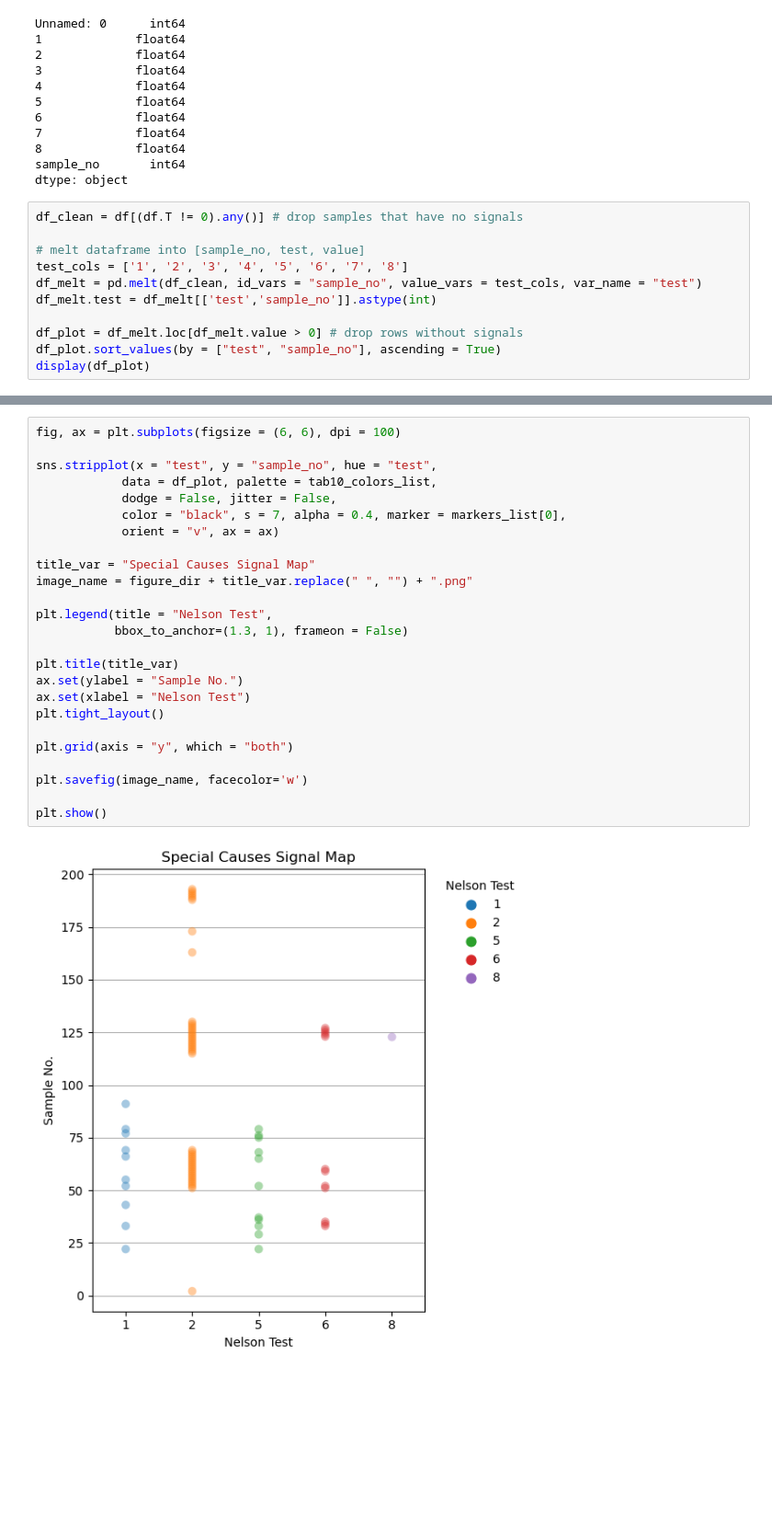
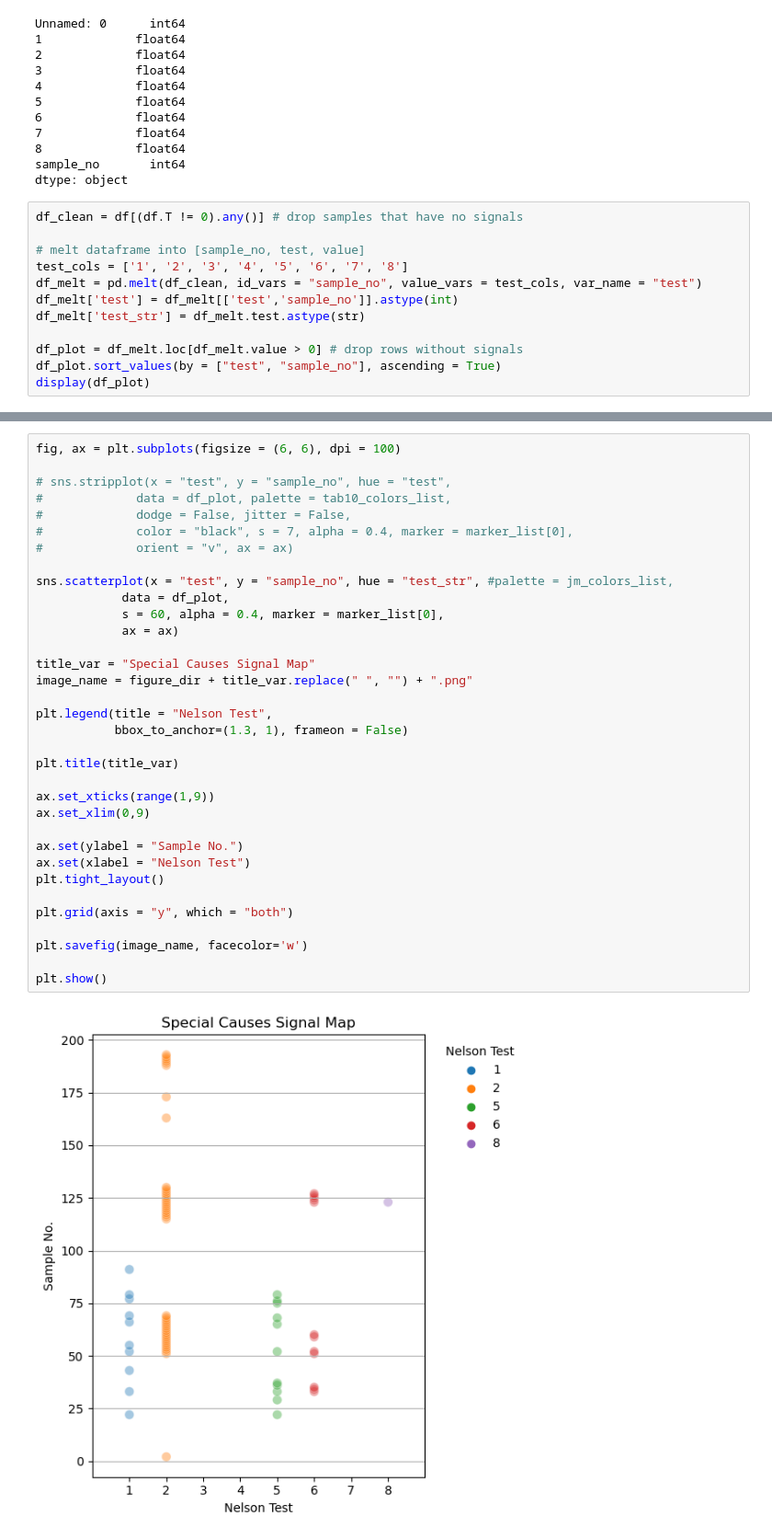
Before and after one commit to carljacksonjm/ControlChart, a Jupyter notebook: ControlChartViz.ipynb, the cells around one changed output, grey strips where cells are left out. Shown: that part at 92% size. Cells and saved outputs as stored; diff of their text form; blank space fills up the shorter version.

```diff
--- a/ControlChartViz.ipynb
+++ b/ControlChartViz.ipynb
@@ -58,7 +58,8 @@ df_clean = df[(df.T != 0).any()] # drop samples that have no signals
 # melt dataframe into [sample_no, test, value]
 test_cols = ['1', '2', '3', '4', '5', '6', '7', '8']
 df_melt = pd.melt(df_clean, id_vars = "sample_no", value_vars = test_cols, var_name = "test")
-df_melt.test = df_melt[['test','sample_no']].astype(int)
+df_melt['test'] = df_melt[['test','sample_no']].astype(int)
+df_melt['test_str'] = df_melt.test.astype(str)
 
 df_plot = df_melt.loc[df_melt.value > 0] # drop rows without signals
 df_plot.sort_values(by = ["test", "sample_no"], ascending = True)
@@ -80,27 +81,36 @@ display(df_plot)
 # %%
 fig, ax = plt.subplots(figsize = (6, 6), dpi = 100)
 
-sns.stripplot(x = "test", y = "sample_no", hue = "test",
-            data = df_plot, palette = tab10_colors_list,
-            dodge = False, jitter = False,
-            color = "black", s = 7, alpha = 0.4, marker = markers_list[0],
-            orient = "v", ax = ax)
+# sns.stripplot(x = "test", y = "sample_no", hue = "test",
+#             data = df_plot, palette = tab10_colors_list,
+#             dodge = False, jitter = False,
+#             color = "black", s = 7, alpha = 0.4, marker = marker_list[0],
+#             orient = "v", ax = ax)
+
+sns.scatterplot(x = "test", y = "sample_no", hue = "test_str", #palette = jm_colors_list,
+            data = df_plot,
+            s = 60, alpha = 0.4, marker = marker_list[0],
+            ax = ax)
 
 title_var = "Special Causes Signal Map"
 image_name = figure_dir + title_var.replace(" ", "") + ".png"
 
 plt.legend(title = "Nelson Test",
            bbox_to_anchor=(1.3, 1), frameon = False)
 
 plt.title(title_var)
+
+ax.set_xticks(range(1,9))
+ax.set_xlim(0,9)
+
 ax.set(ylabel = "Sample No.")
 ax.set(xlabel = "Nelson Test")
 plt.tight_layout()
 
 plt.grid(axis = "y", which = "both")
 
 plt.savefig(image_name, facecolor='w')
 
 plt.show()
 # %% [output]
-[figure, old version]
+[figure, new version]
```
Also changed, not shown: parts of 1 cell of this notebook.
